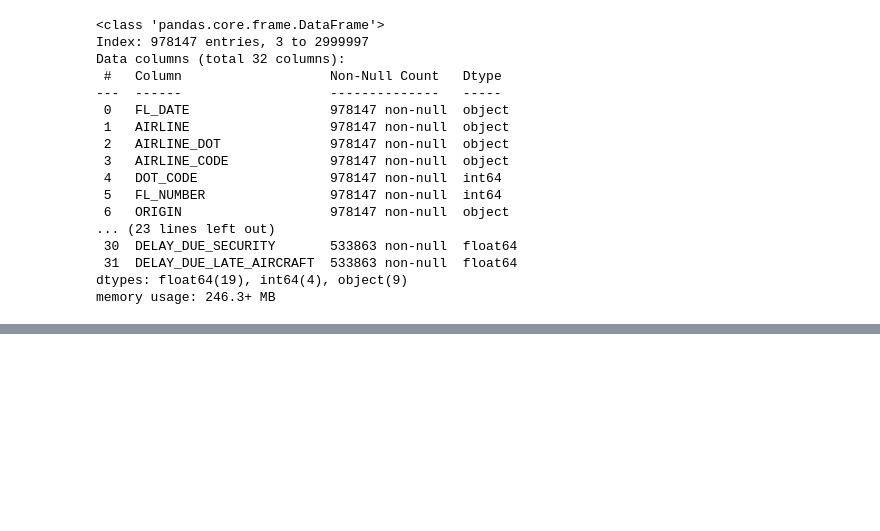
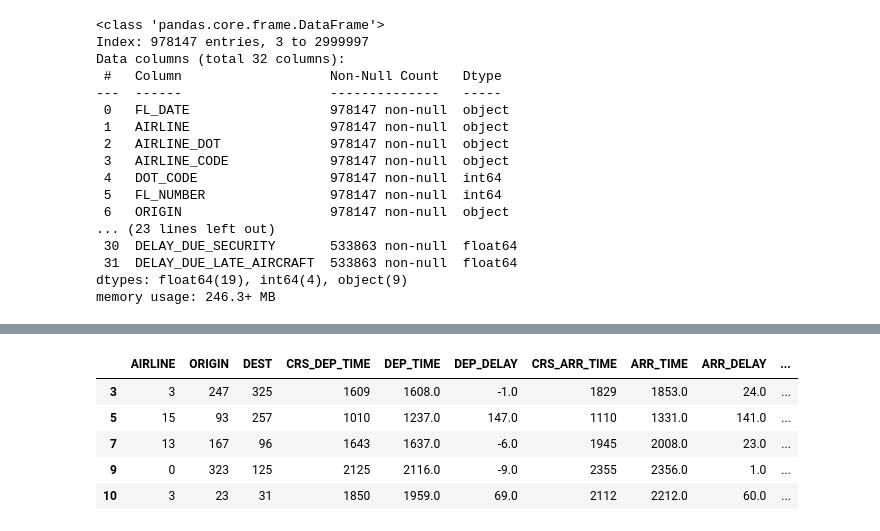
Before and after one commit to swiz9/Flight-Delay-Prediction-System, a Jupyter notebook: Bidirectional_LSTM__Model.ipynb, the cells around one changed output, grey strips where cells are left out. Cells and saved outputs as stored; diff of their text form; code cells hidden in the pictures; blank space fills up the shorter version.

```diff
--- a/Bidirectional_LSTM__Model.ipynb
+++ b/Bidirectional_LSTM__Model.ipynb
@@ -132,0 +141,13 @@ df.head()
+# %%
+# clean the labels
+list_of_labels = ['AIRLINE','ORIGIN', 'DEST','DEP_TIME_PERIOD']
+df = clean_labels_encoder(list_of_labels, df)
+
+df.head()
+# %% [output]
+|  | AIRLINE | ORIGIN | DEST | CRS_DEP_TIME | DEP_TIME | DEP_DELAY | CRS_ARR_TIME | ARR_TIME | ARR_DELAY | ... |
+| 3 | 3 | 247 | 325 | 1609 | 1608.0 | -1.0 | 1829 | 1853.0 | 24.0 | ... |
+| 5 | 15 | 93 | 257 | 1010 | 1237.0 | 147.0 | 1110 | 1331.0 | 141.0 | ... |
+| 7 | 13 | 167 | 96 | 1643 | 1637.0 | -6.0 | 1945 | 2008.0 | 23.0 | ... |
+| 9 | 0 | 323 | 125 | 2125 | 2116.0 | -9.0 | 2355 | 2356.0 | 1.0 | ... |
+| 10 | 3 | 23 | 31 | 1850 | 1959.0 | 69.0 | 2112 | 2212.0 | 60.0 | ... |
```
Also changed, not shown: parts of 3 cells of this notebook.
